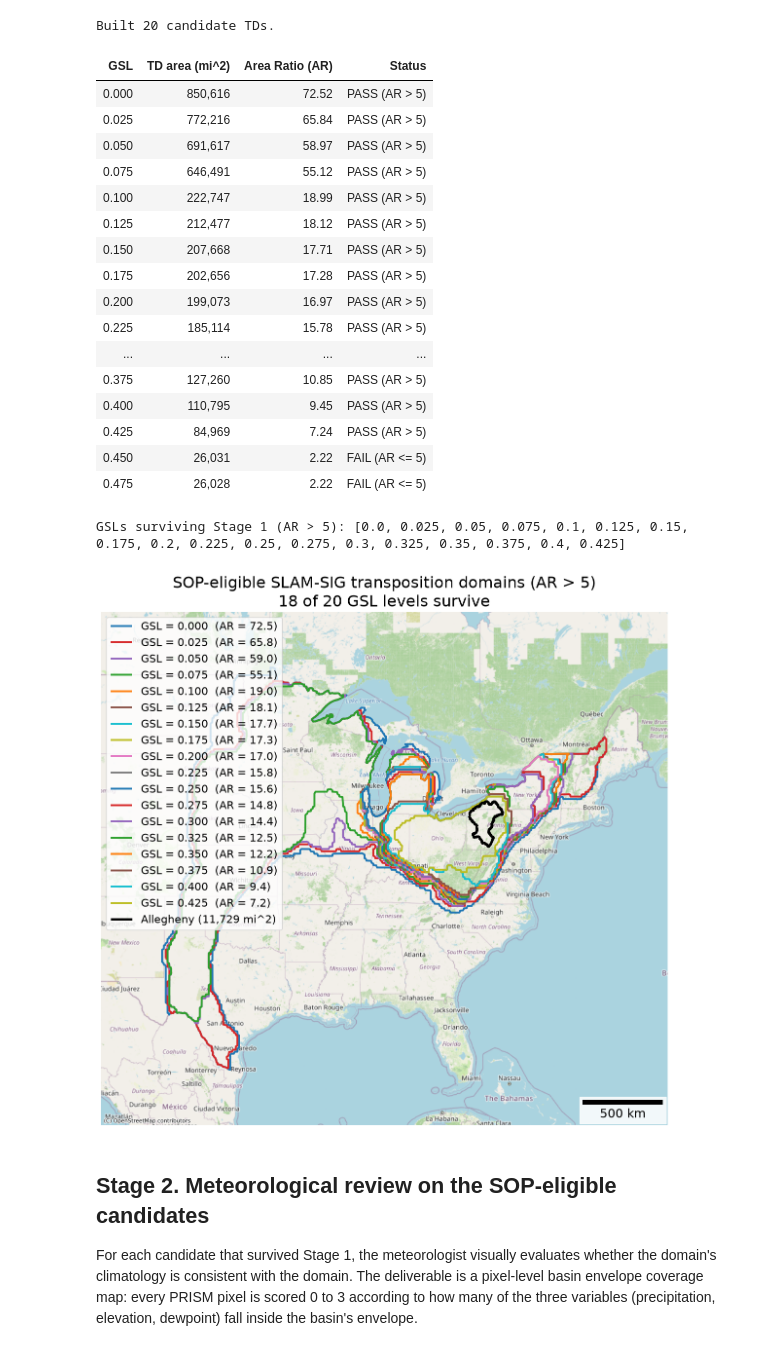
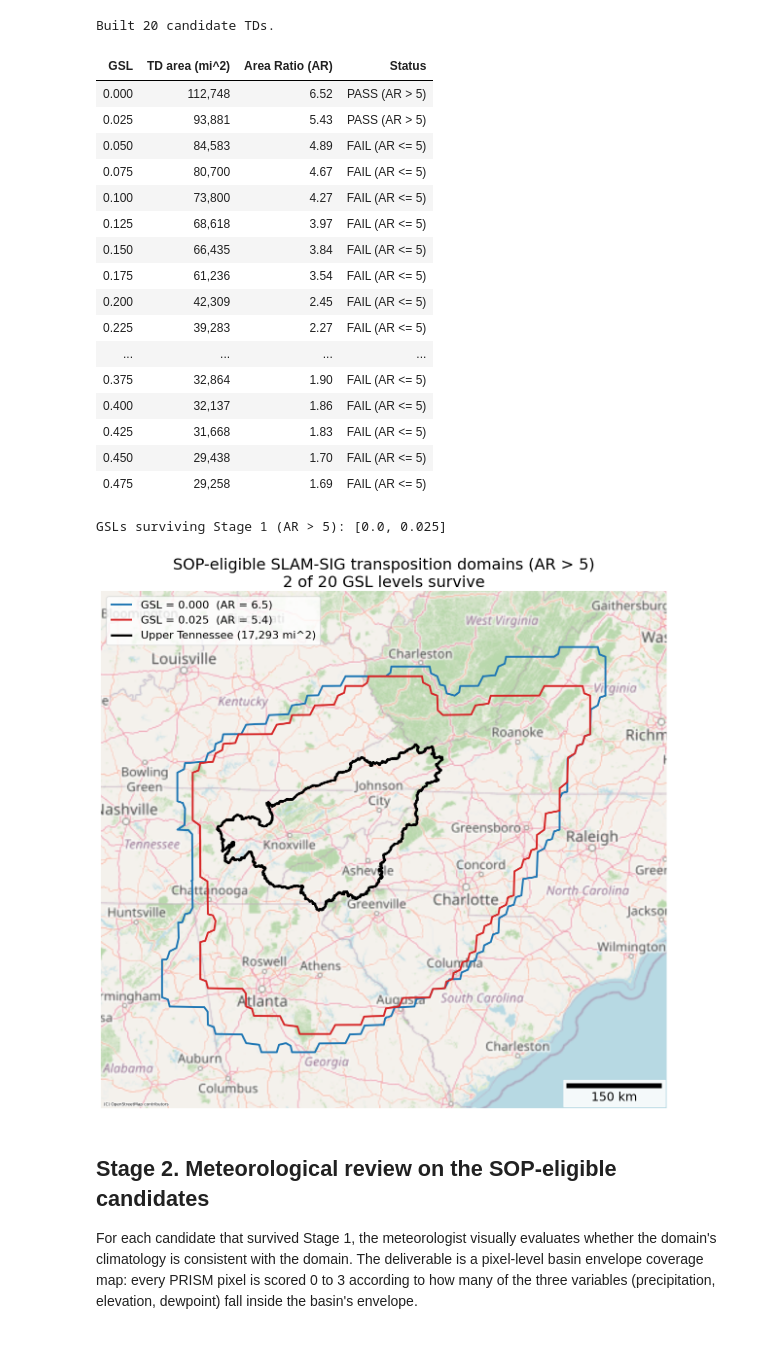
Before and after one commit to mohsennasab/meteorology-tools, a Jupyter notebook: notebooks/mtools_01_domain_selection.ipynb, the cells around one changed output. Cells and saved outputs as stored; diff of their text form; code cells hidden in the pictures.

Commit message:
Update devcontainer guidance and default input paths

```diff
--- a/notebooks/mtools_01_domain_selection.ipynb
+++ b/notebooks/mtools_01_domain_selection.ipynb
@@ -51,25 +51,27 @@ import requests
 # Filepaths & Variables
 # %%
 # Target Watershed Domain
-WATERSHED_PATH = Path("/workspaces/meteorology-tools/inputs/watershed/allegheny_huc.geojson")
+WATERSHED_PATH = Path("/workspaces/meteorology-tools/inputs/watershed/Upper-Tennessee_huc04.geojson")
 # 24-hour SLAM-SIG Domains
-SHP_24 = Path("/workspaces/meteorology-tools/inputs/transposition_domains/TD.AORC.0501.SLAM-SIG.24hr.2024.v1.shp")
+SHP_24 = Path("/workspaces/meteorology-tools/inputs/transposition_domains/TD.AORC.0601.SLAM-SIG.24hr.2024.v1.shp")
 # 72-hour SLAM-SIG Domains
-SHP_72 = Path("/workspaces/meteorology-tools/inputs/transposition_domains/TD.AORC.0501.SLAM-SIG.72hr.2024.v1.shp")
+SHP_72 = Path("/workspaces/meteorology-tools/inputs/transposition_domains/TD.AORC.0601.SLAM-SIG.72hr.2024.v1.shp")
 # PRISM Average 30-year (1991-2020) Annual Precipitation (mm) at 30 arc-seconds (~800 m) resolution
 PPT_PATH = Path("/workspaces/meteorology-tools/inputs/prism/annual/prism_ppt_us_30s_2020_avg_30y.tif")
 # PRISM Digital Elevation Model (DEM) at 30 arc-seconds (~800 m) resolution
 DEM_PATH = Path("/workspaces/meteorology-tools/inputs/prism/dem/PRISM_us_dem_800m_bil.bil")
-# PRISM Average 30-year (1991-2020) Annual Dew Point (°C) at 30 arc-seconds (~800 m) resolution
+# PRISM Average 30-year (1991-2020) Annual Dew Point (Â°C) at 30 arc-seconds (~800 m) resolution
 TD_PATH = Path("/workspaces/meteorology-tools/inputs/prism/annual/prism_tdmean_us_30s_2020_avg_30y.tif")
 # Output directory to save figures and data products
 OUT_DIR = Path("/workspaces/meteorology-tools/outputs/01_domain_selection")
 
-WATERSHED_NAME = 'Allegheny'
+WATERSHED_NAME = 'Upper Tennessee'
 GEOG_CRS       = 'EPSG:4269'
 EQUAL_AREA_CRS = 'EPSG:5070'
 M2_PER_MI2     = 2_589_988.110336
 PLOT_CRS = 'EPSG:3857'
+OSM_BASEMAP_SOURCE = cx.providers.OpenStreetMap.Mapnik
+OSM_BASEMAP_ZOOM = 6
 
 # AORC catalog length used for Tcap; 1980 to 2025 inclusive.
 AORC_YEARS = 46
@@ -370,27 +387,27 @@ def _color_status(r):
     ]))
 # %% [output]
 | GSL | TD area (mi^2) | Area Ratio (AR) | Status |
-| 0.000 | 850,616 | 72.52 | PASS (AR > 5) |
-| 0.025 | 772,216 | 65.84 | PASS (AR > 5) |
-| 0.050 | 691,617 | 58.97 | PASS (AR > 5) |
-| 0.075 | 646,491 | 55.12 | PASS (AR > 5) |
-| 0.100 | 222,747 | 18.99 | PASS (AR > 5) |
-| 0.125 | 212,477 | 18.12 | PASS (AR > 5) |
-| 0.150 | 207,668 | 17.71 | PASS (AR > 5) |
-| 0.175 | 202,656 | 17.28 | PASS (AR > 5) |
-| 0.200 | 199,073 | 16.97 | PASS (AR > 5) |
-| 0.225 | 185,114 | 15.78 | PASS (AR > 5) |
+| 0.000 | 112,748 | 6.52 | PASS (AR > 5) |
+| 0.025 | 93,881 | 5.43 | PASS (AR > 5) |
+| 0.050 | 84,583 | 4.89 | FAIL (AR <= 5) |
+| 0.075 | 80,700 | 4.67 | FAIL (AR <= 5) |
+| 0.100 | 73,800 | 4.27 | FAIL (AR <= 5) |
+| 0.125 | 68,618 | 3.97 | FAIL (AR <= 5) |
+| 0.150 | 66,435 | 3.84 | FAIL (AR <= 5) |
+| 0.175 | 61,236 | 3.54 | FAIL (AR <= 5) |
+| 0.200 | 42,309 | 2.45 | FAIL (AR <= 5) |
+| 0.225 | 39,283 | 2.27 | FAIL (AR <= 5) |
 | ... | ... | ... | ... |
-| 0.375 | 127,260 | 10.85 | PASS (AR > 5) |
-| 0.400 | 110,795 | 9.45 | PASS (AR > 5) |
-| 0.425 | 84,969 | 7.24 | PASS (AR > 5) |
-| 0.450 | 26,031 | 2.22 | FAIL (AR <= 5) |
-| 0.475 | 26,028 | 2.22 | FAIL (AR <= 5) |
+| 0.375 | 32,864 | 1.90 | FAIL (AR <= 5) |
+| 0.400 | 32,137 | 1.86 | FAIL (AR <= 5) |
+| 0.425 | 31,668 | 1.83 | FAIL (AR <= 5) |
+| 0.450 | 29,438 | 1.70 | FAIL (AR <= 5) |
+| 0.475 | 29,258 | 1.69 | FAIL (AR <= 5) |
 # %%
 survivors = ar_df[ar_df['Status'].str.startswith('PASS')]['GSL'].tolist()
 print(f'GSLs surviving Stage 1 (AR > 5): {survivors}')
 # %% [output]
-GSLs surviving Stage 1 (AR > 5): [0.0, 0.025, 0.05, 0.075, 0.1, 0.125, 0.15, 0.175, 0.2, 0.225, 0.25, 0.275, 0.3, 0.325, 0.35, 0.375, 0.4, 0.425]
+GSLs surviving Stage 1 (AR > 5): [0.0, 0.025]
 # %%
 # Distinctive non-black colors for the surviving TDs (watershed will be black solid).
 TD_PALETTE = ['#1f77b4', '#d62728', '#9467bd', '#2ca02c', '#ff7f0e', '#8c564b',
@@ -407,35 +424,35 @@ for gsl in sorted(survivors, key=lambda g: candidate_tds[g].to_crs(EQUAL_AREA_CR
                       label=f'GSL = {gsl:.3f}  (AR = {ar:.1f})')
 
 watershed.to_crs(PLOT_CRS).boundary.plot(
     ax=ax, edgecolor='black', linewidth=3.5, linestyle='-',
     label=f'{WATERSHED_NAME} ({BASIN_AREA_MI2:,.0f} mi^2)',
 )
 
 xmin, xmax = ax.get_xlim()
 ymin, ymax = ax.get_ylim()
 xpad = (xmax - xmin) * 0.08
 ypad = (ymax - ymin) * 0.08
 ax.set_xlim(xmin - xpad, xmax + xpad)
 ax.set_ylim(ymin - ypad, ymax + ypad)
 
-cx.add_basemap(ax, crs=PLOT_CRS, source=cx.providers.OpenStreetMap.Mapnik)
+cx.add_basemap(ax, crs=PLOT_CRS, source=OSM_BASEMAP_SOURCE, zoom=OSM_BASEMAP_ZOOM, alpha=0.85, attribution_size=6)
 ax.set_axis_off()
 
 center_lat_deg = watershed.to_crs(EQUAL_AREA_CRS).geometry.centroid.to_crs(GEOG_CRS).y.iloc[0]
 ax.add_artist(ScaleBar(
     math.cos(math.radians(center_lat_deg)),
     units='m', location='lower right', box_alpha=0.85,
     rotation='horizontal-only',
     font_properties={'family': PLOT_FONT, 'size': PLOT_FONT_SIZE - 5},
 ))
 
 ax.set_title(f'SOP-eligible SLAM-SIG transposition domains (AR > 5)\n{len(survivors)} of {len(GSL_VALUES)} GSL levels survive')
 ax.legend(loc='upper left', frameon=True, fontsize=PLOT_FONT_SIZE - 7, ncol=1)
 fig.tight_layout()
 fig.savefig(OUT_DIR / 'stage1_survivors_map.png', dpi=180, bbox_inches='tight')
 plt.show()
 # %% [output]
-[figure, old version]
+[figure, new version]
 # %% [markdown]
 ## Stage 2. Meteorological review on the SOP-eligible candidates
 
```
Also changed, not shown: parts of 13 cells of this notebook, 14 other files.
